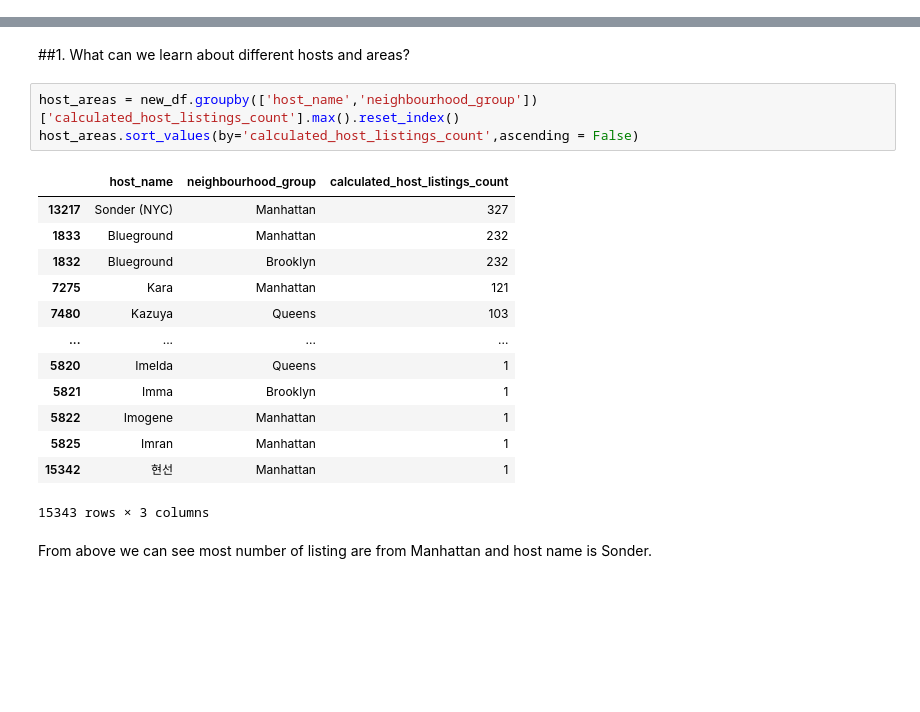
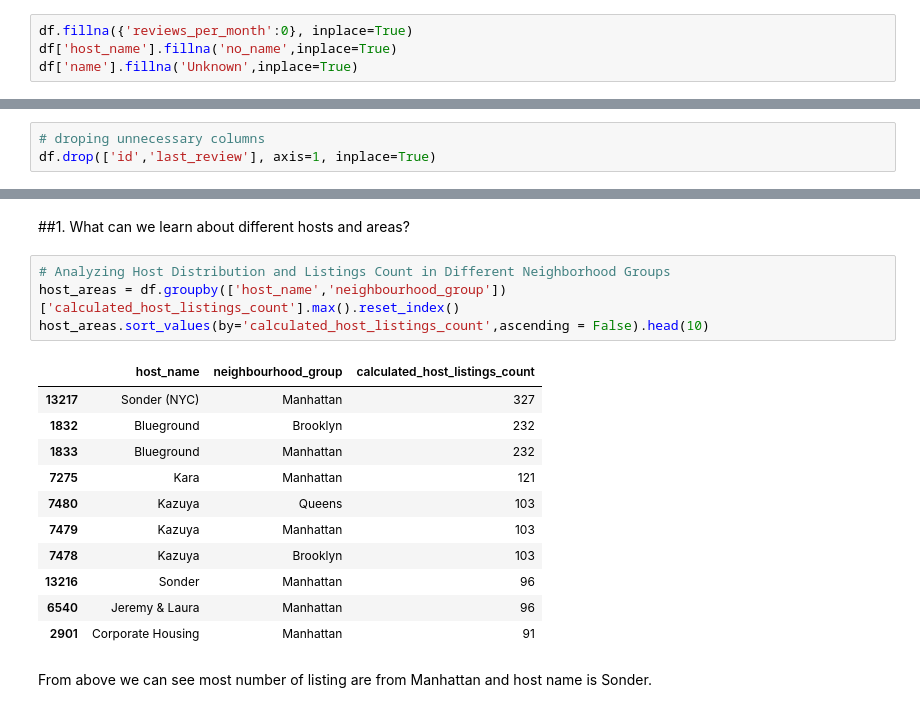
Before and after one commit to suchismita-priya/airbnb_booking_analysis, a Jupyter notebook: airbnb_booking_analysis_final_EDA.ipynb, the cells around one changed output, grey strips where cells are left out. Drawn from its saved outputs; the diff is of its cells as text; blank space fills up the shorter version.

```diff
--- a/airbnb_booking_analysis_final_EDA.ipynb
+++ b/airbnb_booking_analysis_final_EDA.ipynb
@@ -260,0 +374,4 @@ new_df.head()
+# %%
+df.fillna({'reviews_per_month':0}, inplace=True)
+df['host_name'].fillna('no_name',inplace=True)
+df['name'].fillna('Unknown',inplace=True)
@@ -260,0 +454,3 @@ new_df.head()
+# %%
+# droping unnecessary columns
+df.drop(['id','last_review'], axis=1, inplace=True)
@@ -263,21 +532,20 @@ new_df.head()
 # %% [markdown]
 ##1. What can we learn about different hosts and areas?
 # %%
-host_areas = new_df.groupby(['host_name','neighbourhood_group'])['calculated_host_listings_count'].max().reset_index()
-host_areas.sort_values(by='calculated_host_listings_count',ascending = False)
+# Analyzing Host Distribution and Listings Count in Different Neighborhood Groups
+host_areas = df.groupby(['host_name','neighbourhood_group'])['calculated_host_listings_count'].max().reset_index()
+host_areas.sort_values(by='calculated_host_listings_count',ascending = False).head(10)
 # %% [output]
 |  | host_name | neighbourhood_group | calculated_host_listings_count |
 | 13217 | Sonder (NYC) | Manhattan | 327 |
+| 1832 | Blueground | Brooklyn | 232 |
 | 1833 | Blueground | Manhattan | 232 |
-| 1832 | Blueground | Brooklyn | 232 |
 | 7275 | Kara | Manhattan | 121 |
 | 7480 | Kazuya | Queens | 103 |
-| ... | ... | ... | ... |
-| 5820 | Imelda | Queens | 1 |
-| 5821 | Imma | Brooklyn | 1 |
-| 5822 | Imogene | Manhattan | 1 |
-| 5825 | Imran | Manhattan | 1 |
-| 15342 | 현선 | Manhattan | 1 |
+| 7479 | Kazuya | Manhattan | 103 |
+| 7478 | Kazuya | Brooklyn | 103 |
+| 13216 | Sonder | Manhattan | 96 |
+| 6540 | Jeremy & Laura | Manhattan | 96 |
+| 2901 | Corporate Housing | Manhattan | 91 |
-15343 rows × 3 columns
 # %% [markdown]
 From above we can see most number of listing are from Manhattan and host name is Sonder.
```
Also changed, not shown: parts of 91 cells of this notebook.
